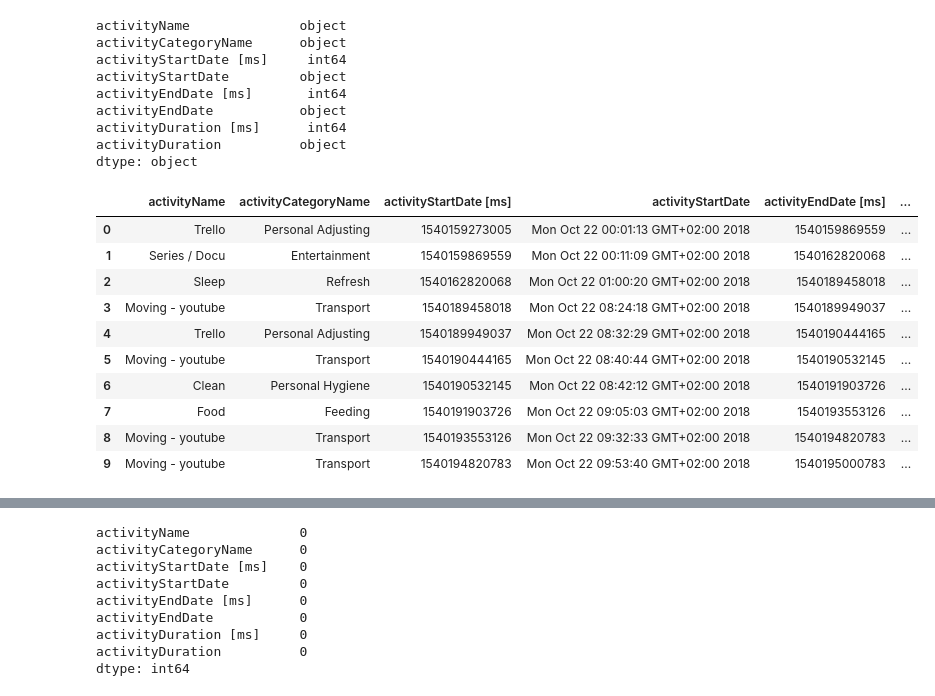
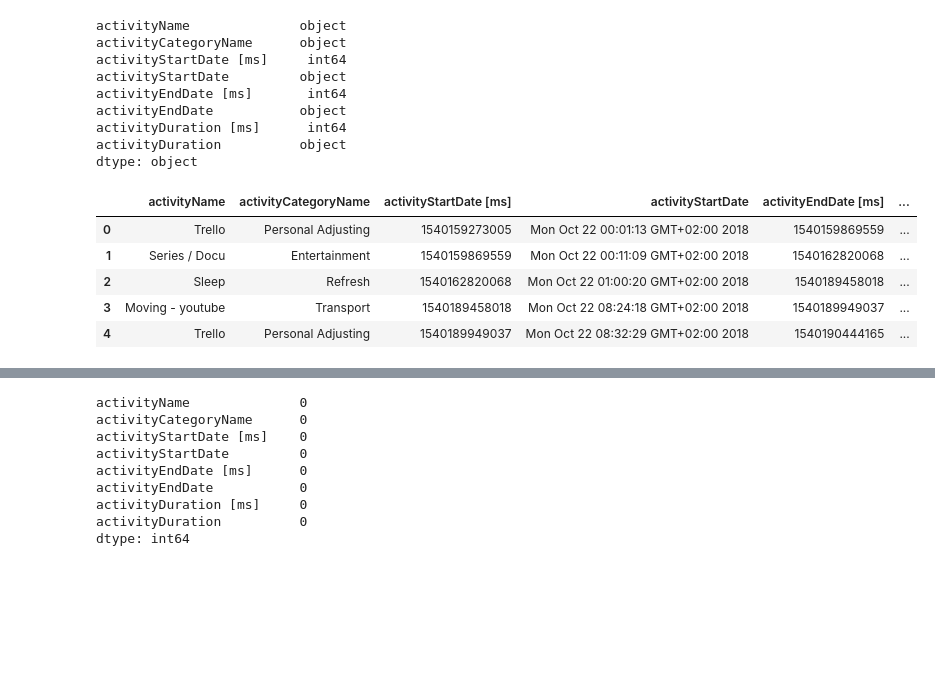
Before and after one commit to FollowJack/machine-learning-masterclass, a Jupyter notebook: project_10_activity_analysis/activity_analysis.ipynb, the cells around one changed output, grey strips where cells are left out. Cells and saved outputs as stored; diff of their text form; code cells hidden in the pictures; blank space fills up the shorter version.

```diff
--- a/project_10_activity_analysis/activity_analysis.ipynb
+++ b/project_10_activity_analysis/activity_analysis.ipynb
@@ -81,17 +84,12 @@ activityDuration [ms]      int64
 activityDuration          object
 dtype: object
 # %%
-df.head(10)
+df.head(5)
 # %% [output]
 |  | activityName | activityCategoryName | activityStartDate [ms] | activityStartDate | activityEndDate [ms] | ... |
 | 0 | Trello | Personal Adjusting | 1540159273005 | Mon Oct 22 00:01:13 GMT+02:00 2018 | 1540159869559 | ... |
 | 1 | Series / Docu | Entertainment | 1540159869559 | Mon Oct 22 00:11:09 GMT+02:00 2018 | 1540162820068 | ... |
 | 2 | Sleep | Refresh | 1540162820068 | Mon Oct 22 01:00:20 GMT+02:00 2018 | 1540189458018 | ... |
 | 3 | Moving - youtube | Transport | 1540189458018 | Mon Oct 22 08:24:18 GMT+02:00 2018 | 1540189949037 | ... |
 | 4 | Trello | Personal Adjusting | 1540189949037 | Mon Oct 22 08:32:29 GMT+02:00 2018 | 1540190444165 | ... |
-| 5 | Moving - youtube | Transport | 1540190444165 | Mon Oct 22 08:40:44 GMT+02:00 2018 | 1540190532145 | ... |
-| 6 | Clean | Personal Hygiene | 1540190532145 | Mon Oct 22 08:42:12 GMT+02:00 2018 | 1540191903726 | ... |
-| 7 | Food | Feeding | 1540191903726 | Mon Oct 22 09:05:03 GMT+02:00 2018 | 1540193553126 | ... |
-| 8 | Moving - youtube | Transport | 1540193553126 | Mon Oct 22 09:32:33 GMT+02:00 2018 | 1540194820783 | ... |
-| 9 | Moving - youtube | Transport | 1540194820783 | Mon Oct 22 09:53:40 GMT+02:00 2018 | 1540195000783 | ... |
 # %%
```
Also changed, not shown: parts of 27 cells of this notebook.
